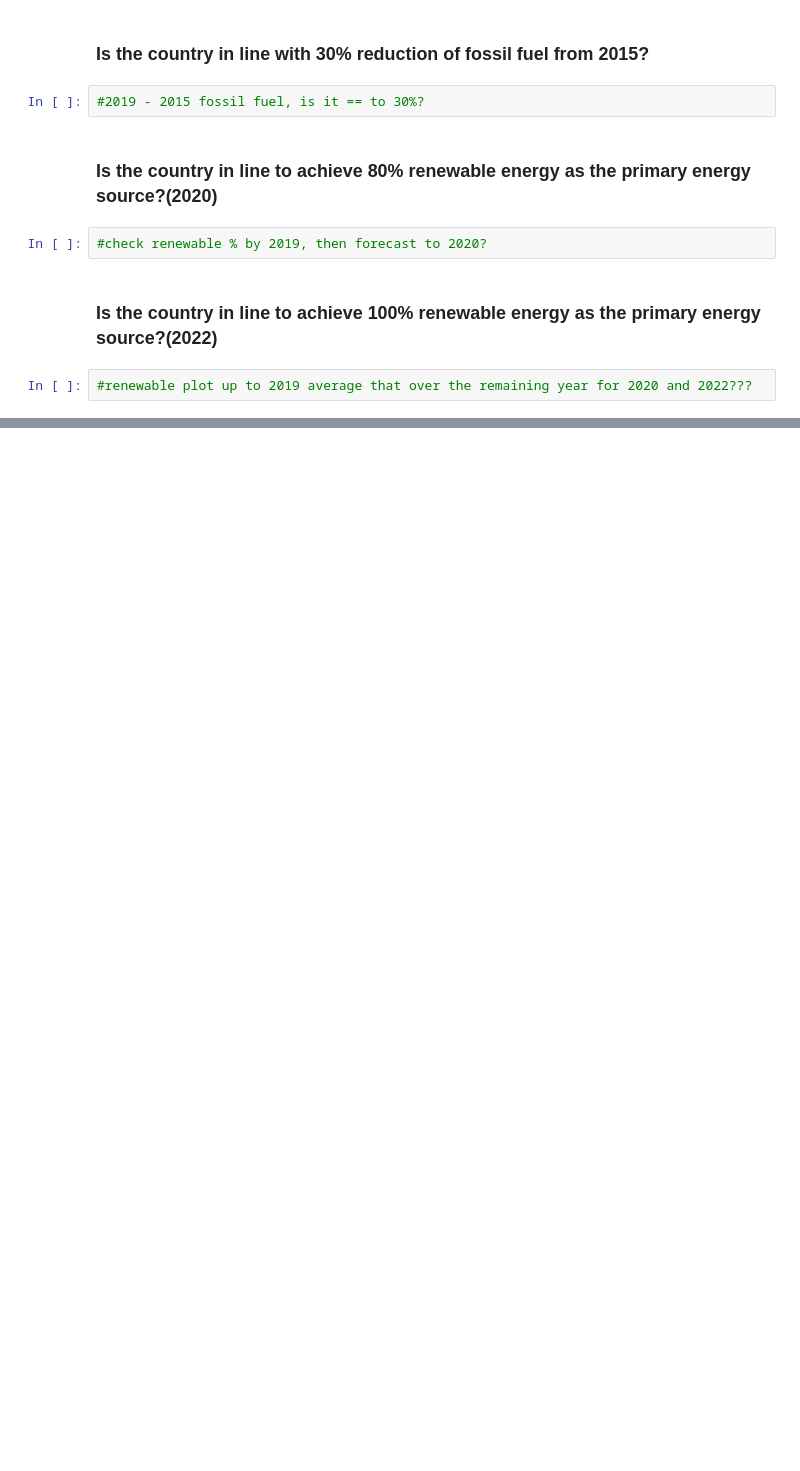
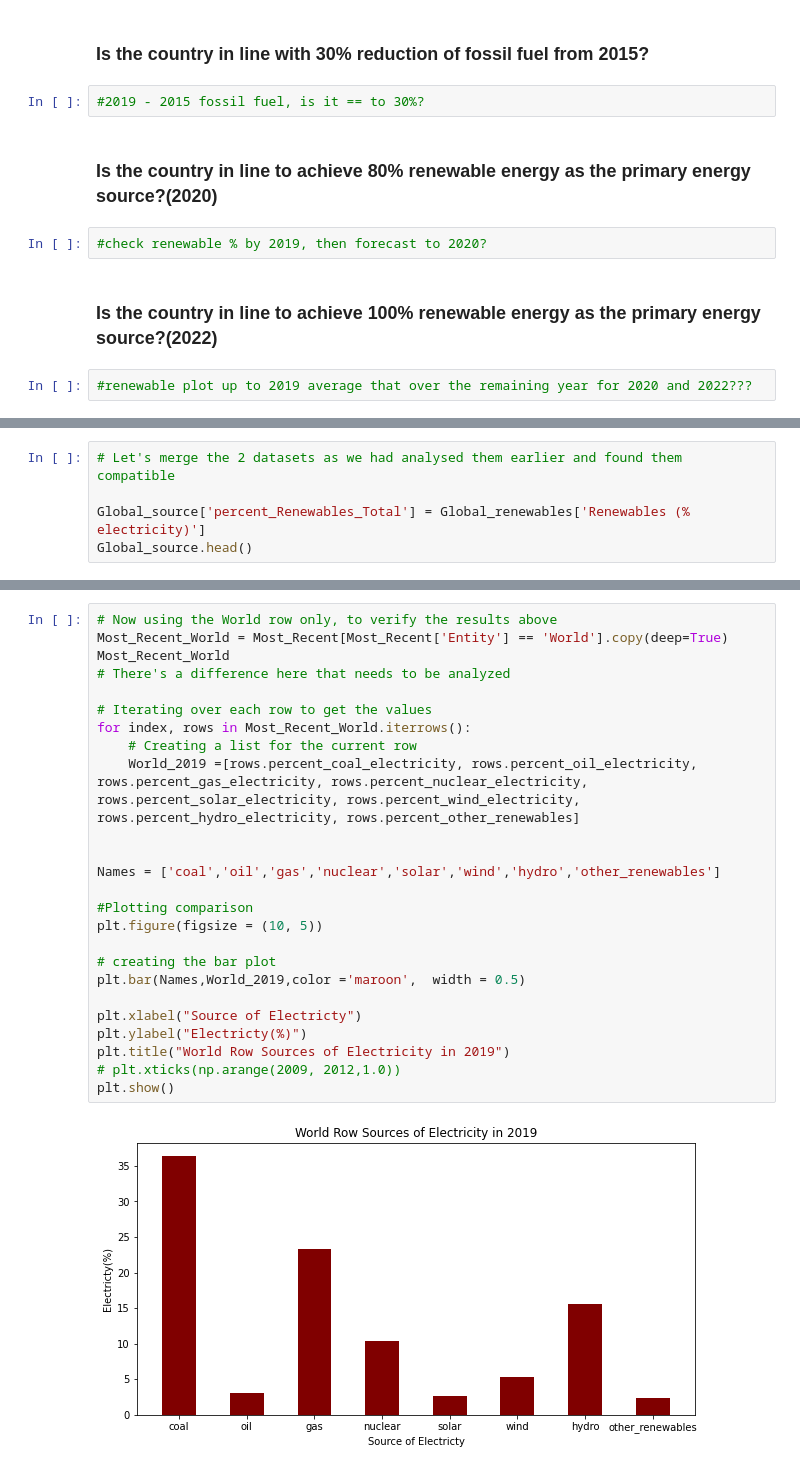
Before and after one commit to AlexTwenji777/Prep-Group-Project, a Jupyter notebook: Panthers.ipynb, the cells around one changed output, grey strips where cells are left out. Cells and saved outputs as stored; diff of their text form; blank space fills up the shorter version.

```diff
--- a/Panthers.ipynb
+++ b/Panthers.ipynb
@@ -1137,0 +1164,5 @@ plt.show()
+# %%
+# Let's merge the 2 datasets as we had analysed them earlier and found them compatible
+
+Global_source['percent_Renewables_Total'] = Global_renewables['Renewables (% electricity)']
+Global_source.head()
@@ -1137,0 +1254,27 @@ plt.show()
+# %%
+# Now using the World row only, to verify the results above
+Most_Recent_World = Most_Recent[Most_Recent['Entity'] == 'World'].copy(deep=True)
+Most_Recent_World
+# There's a difference here that needs to be analyzed
+
+# Iterating over each row to get the values
+for index, rows in Most_Recent_World.iterrows():
+    # Creating a list for the current row
+    World_2019 =[rows.percent_coal_electricity, rows.percent_oil_electricity, rows.percent_gas_electricity, rows.percent_nuclear_electricity, rows.percent_solar_electricity, rows.percent_wind_electricity, rows.percent_hydro_electricity, rows.percent_other_renewables]
+
+
+Names = ['coal','oil','gas','nuclear','solar','wind','hydro','other_renewables']
+
+#Plotting comparison
+plt.figure(figsize = (10, 5))
+
+# creating the bar plot
+plt.bar(Names,World_2019,color ='maroon',  width = 0.5)
+
+plt.xlabel("Source of Electricty")
+plt.ylabel("Electricty(%)")
+plt.title("World Row Sources of Electricity in 2019")
+# plt.xticks(np.arange(2009, 2012,1.0))
+plt.show()
+# %% [output]
+[figure, added]
```
Also changed, not shown: parts of 49 cells of this notebook, 1 other file.
